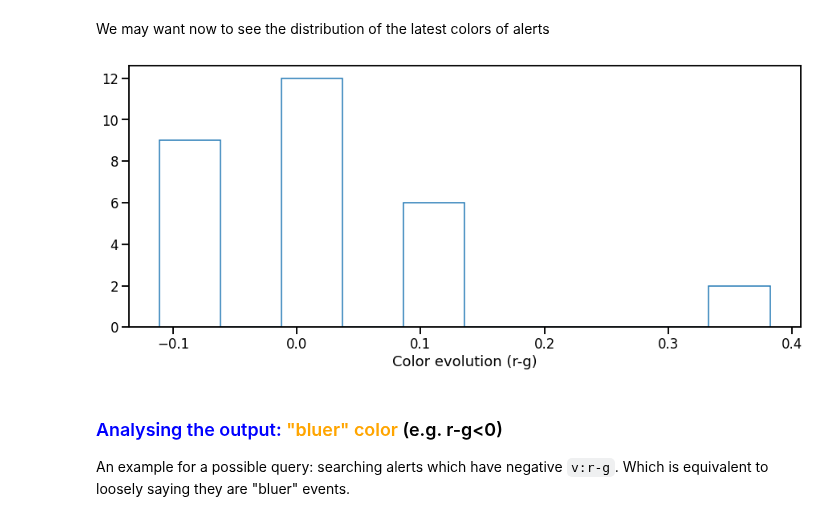
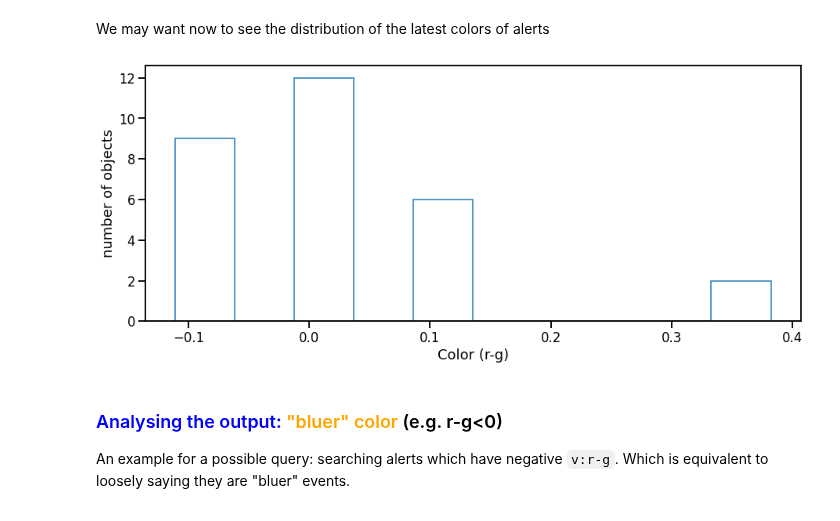
Before and after one commit to astrolabsoftware/fink-tutorials, a Jupyter notebook: extragalactic/extragalactic.ipynb, the cells around one changed output. Saved outputs shown, nothing was run; the diff lists cells and outputs as text; code cells hidden in the pictures.

```diff
--- a/extragalactic/extragalactic.ipynb
+++ b/extragalactic/extragalactic.ipynb
@@ -194,10 +194,11 @@ We may want now to see the distribution of the latest colors of alerts
 # %%
 fig = plt.figure(figsize=(15, 6))
 
 plt.hist(candSNe_w_color["v:r-g"], histtype='step')
-plt.xlabel("Color evolution (r-g)");
+plt.xlabel("Color (r-g)")
+plt.ylabel('number of objects');
 # %% [output]
-[figure, old version]
+[figure, new version]
 # %% [markdown]
 ### <font color='blue'>Analysing the output:</font>   <font color='orange'>"bluer" color</font>  (e.g. r-g<0)
 
```
Also changed, not shown: parts of 11 cells of this notebook.
